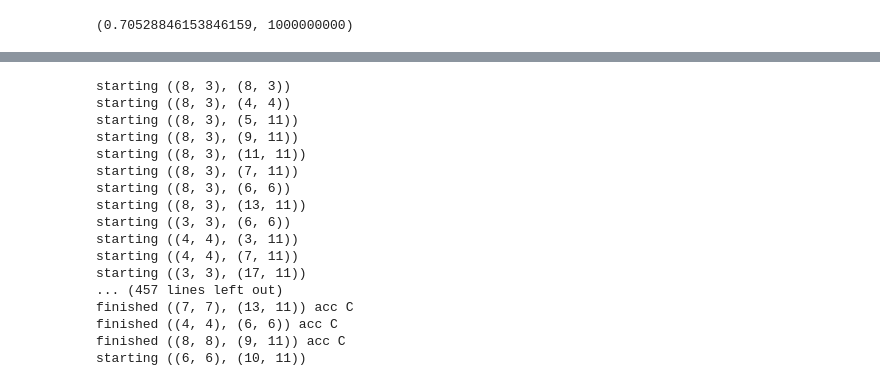
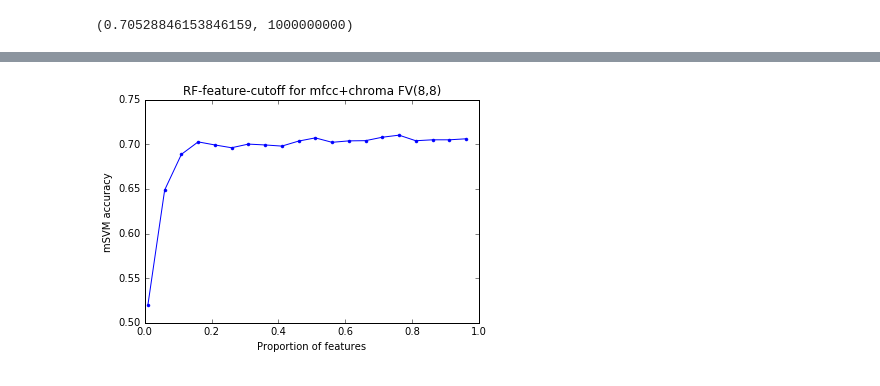
Before and after one commit to PrincetonUniversity/vox-music-classification, a Jupyter notebook: notebooks/fv-msvm.ipynb, the cells around one changed output, grey strips where cells are left out. Drawn from its saved outputs; the diff is of its cells as text; code cells hidden in the pictures.

```diff
--- a/notebooks/fv-msvm.ipynb
+++ b/notebooks/fv-msvm.ipynb
@@ -218,3 +221,22 @@ plt.show()
+# %%
+l=[(0.01, 0.52019230769230773), (0.060000000000000005, 0.64871794871794863), (0.11, 0.68870192307692302),
+ (0.16000000000000003, 0.70264423076923077), (0.21000000000000002, 0.69919871794871791),
+ (0.26000000000000001, 0.69607371794871797), (0.31000000000000005, 0.70016025641025637),
+ (0.36000000000000004, 0.69919871794871791), (0.41000000000000003, 0.69791666666666663),
+ (0.46000000000000002, 0.70352564102564097), (0.51000000000000001, 0.70713141025641024),
+ (0.56000000000000005, 0.70216346153846154), (0.6100000000000001, 0.70376602564102564),
+ (0.66000000000000003, 0.70400641025641031), (0.71000000000000008, 0.70785256410256414),
+ (0.76000000000000001, 0.71017628205128203), (0.81000000000000005, 0.70392628205128205),
+ (0.8600000000000001, 0.70496794871794866), (0.91000000000000003, 0.70496794871794877),
+ (0.96000000000000008, 0.70608974358974352)]
+x, y = zip(*sorted(l))
+plt.plot(x, y, '.-')
+plt.xlabel('Proportion of features')
+plt.ylabel('mSVM accuracy')
+plt.title('RF-feature-cutoff for mfcc+chroma FV(8,8)')
+plt.show()
+# %% [output]
+[figure, added]
 # %%
 def to_try(x): return [(8,3)] + list((x, x) for x in range(3, 12)) + list((x, 11) for x in range(3, x))
 l = list(itertools.product(to_try(21), to_try(31)))
@@ -230,26 +252,8 @@ def try_config(params):
     run_rf(cv, 0.5)
     print('finished', params, 'acc', 'C')
 # should be run on cycles
-with multiprocessing.Pool(48) as p:
-    p.map(try_config, l)
+#with multiprocessing.Pool(48) as p:
+#    p.map(try_config, l)
-# %% [output]
-starting ((8, 3), (8, 3))
-starting ((8, 3), (4, 4))
-starting ((8, 3), (5, 11))
-starting ((8, 3), (9, 11))
-starting ((8, 3), (11, 11))
-starting ((8, 3), (7, 11))
-starting ((8, 3), (6, 6))
-starting ((8, 3), (13, 11))
-starting ((3, 3), (6, 6))
-starting ((4, 4), (3, 11))
-starting ((4, 4), (7, 11))
-starting ((3, 3), (17, 11))
-... (457 lines left out)
-finished ((7, 7), (13, 11)) acc C
-finished ((4, 4), (6, 6)) acc C
-finished ((8, 8), (9, 11)) acc C
-starting ((6, 6), (10, 11))
 # %%
 # Stanford mSVM http://nlp.stanford.edu/IR-book/html/htmledition/multiclass-svms-1.html
 # This requires a new convex program formulation, unsupported within-python.
```
Also changed, not shown: parts of 1 cell of this notebook, 2 other files.
